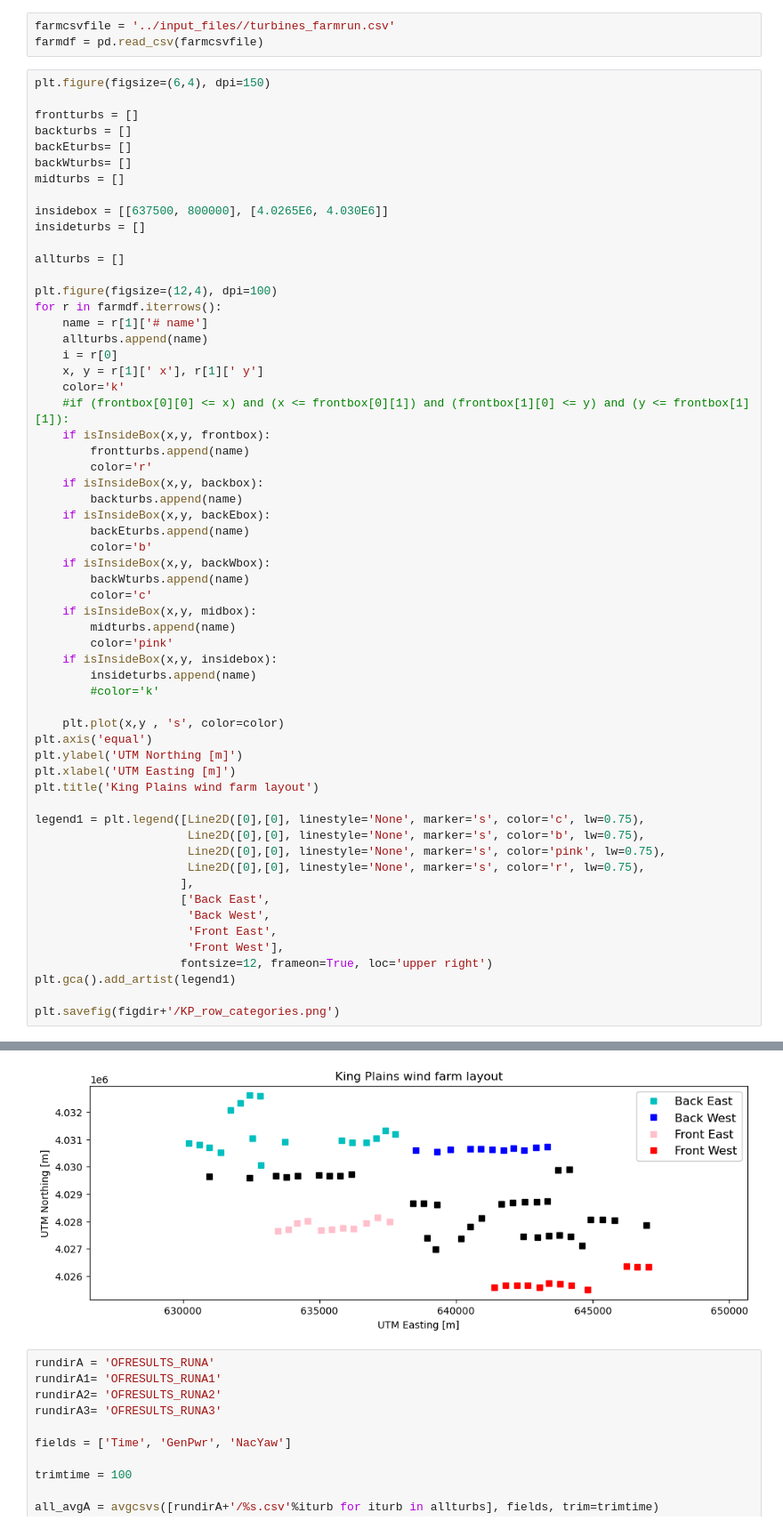
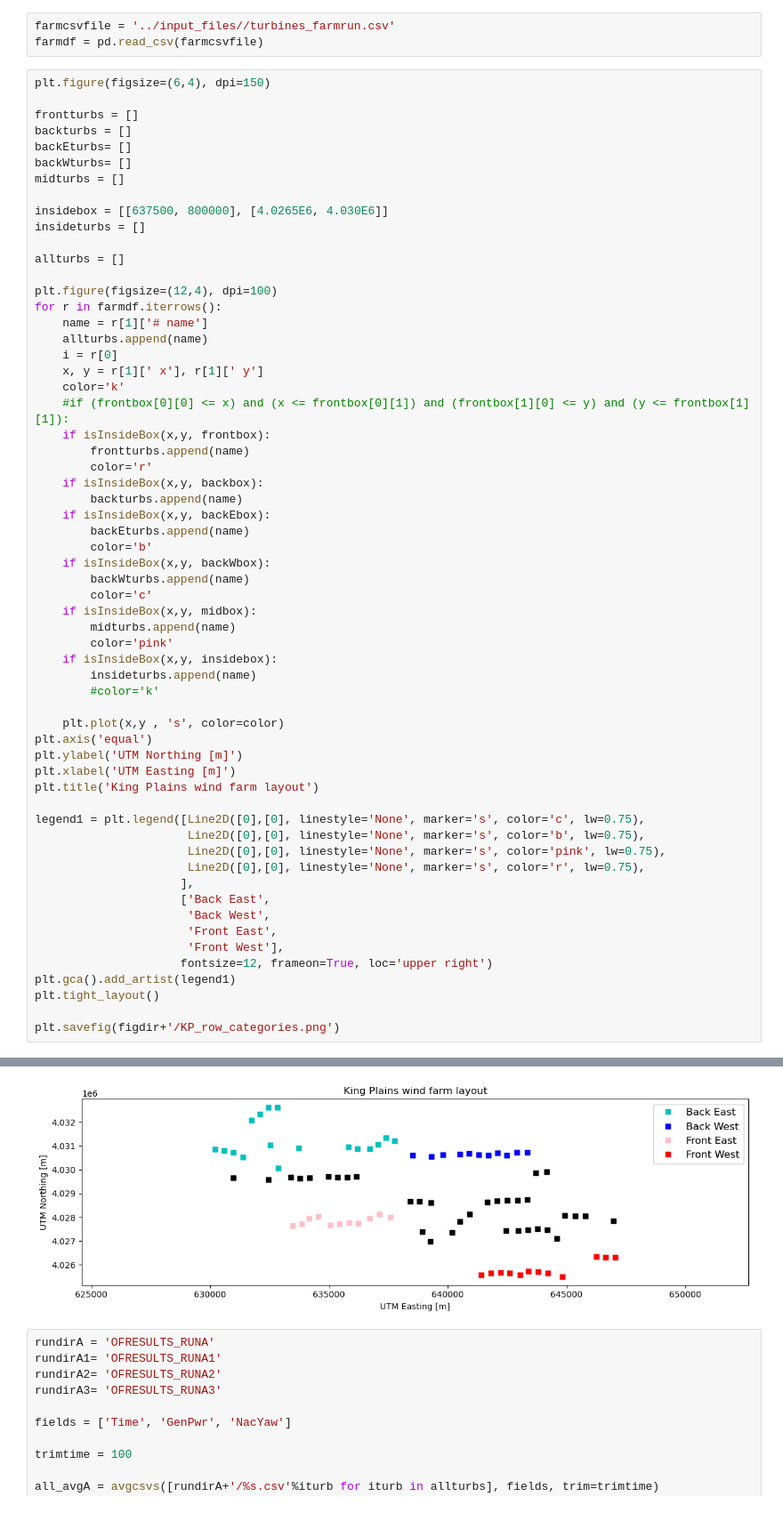
Before and after one commit to Exawind/exawind-benchmarks, a Jupyter notebook: amr-wind/actuator_line/AWAKEN_benchmark/results/Compare_Power_SCADA_AMRWind.ipynb, the cells around one changed output, grey strips where cells are left out. Shown at 89% size. Cells and saved outputs as stored; diff of their text form.

Commit message:
Update figures

```diff
--- a/amr-wind/actuator_line/AWAKEN_benchmark/results/Compare_Power_SCADA_AMRWind.ipynb
+++ b/amr-wind/actuator_line/AWAKEN_benchmark/results/Compare_Power_SCADA_AMRWind.ipynb
@@ -138,34 +138,35 @@ for r in farmdf.iterrows():
         backWturbs.append(name)
         color='c'
     if isInsideBox(x,y, midbox):
         midturbs.append(name)
         color='pink'
     if isInsideBox(x,y, insidebox):
         insideturbs.append(name)
         #color='k'
 
     plt.plot(x,y , 's', color=color)
 plt.axis('equal')
 plt.ylabel('UTM Northing [m]')
 plt.xlabel('UTM Easting [m]')
 plt.title('King Plains wind farm layout')
 
 legend1 = plt.legend([Line2D([0],[0], linestyle='None', marker='s', color='c', lw=0.75),
                       Line2D([0],[0], linestyle='None', marker='s', color='b', lw=0.75),
                       Line2D([0],[0], linestyle='None', marker='s', color='pink', lw=0.75),
                       Line2D([0],[0], linestyle='None', marker='s', color='r', lw=0.75),
                      ],
                      ['Back East',
                       'Back West',
                       'Front East',
                       'Front West'],
                      fontsize=12, frameon=True, loc='upper right')
 plt.gca().add_artist(legend1)
+plt.tight_layout()
 
 plt.savefig(figdir+'/KP_row_categories.png')
 # %% [output]
 <Figure size 900x600 with 0 Axes>
-[figure, old version]
+[figure, new version]
 # %%
 rundirA = 'OFRESULTS_RUNA'
 rundirA1= 'OFRESULTS_RUNA1'
```
Also changed, not shown: parts of 2 cells of this notebook, 3 other files.
